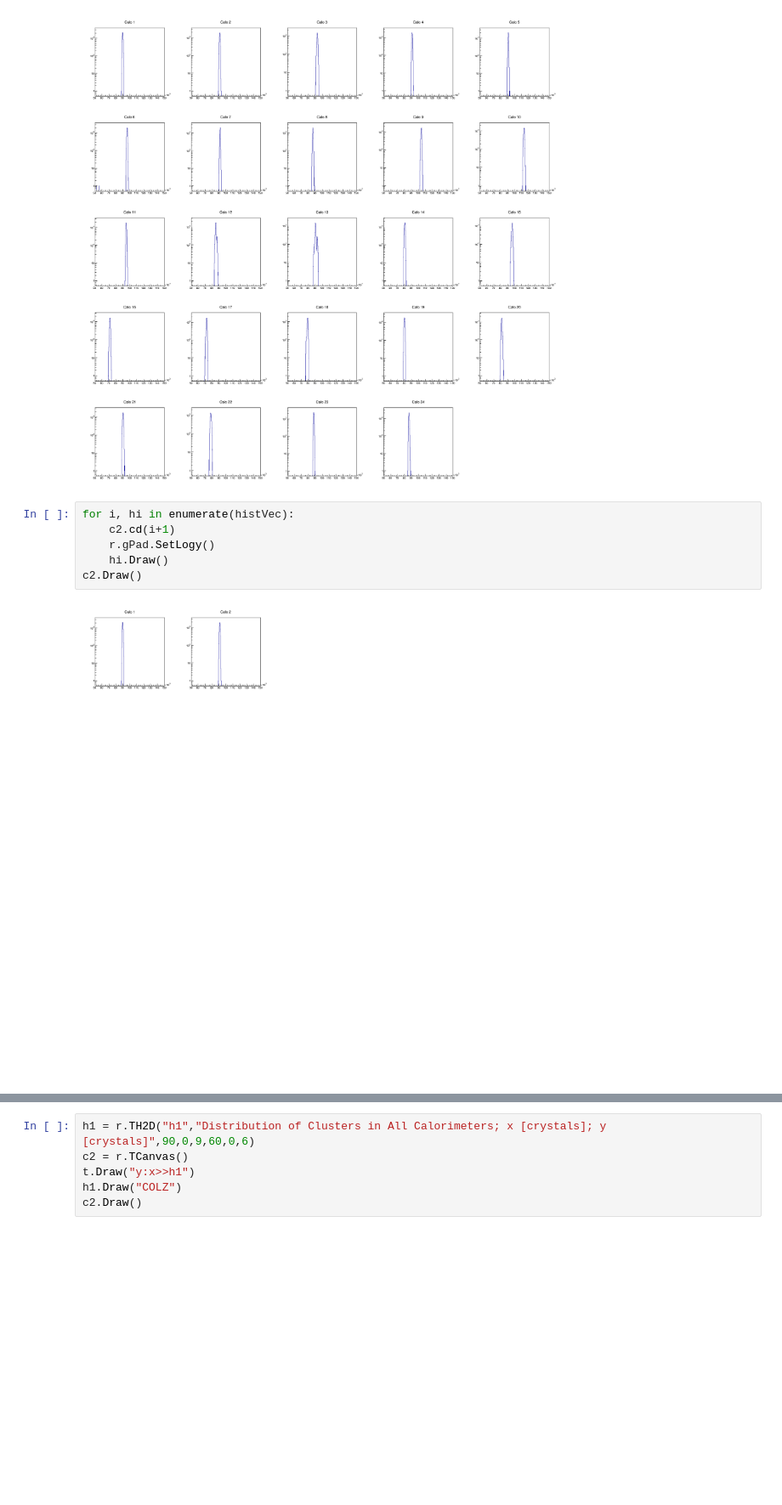
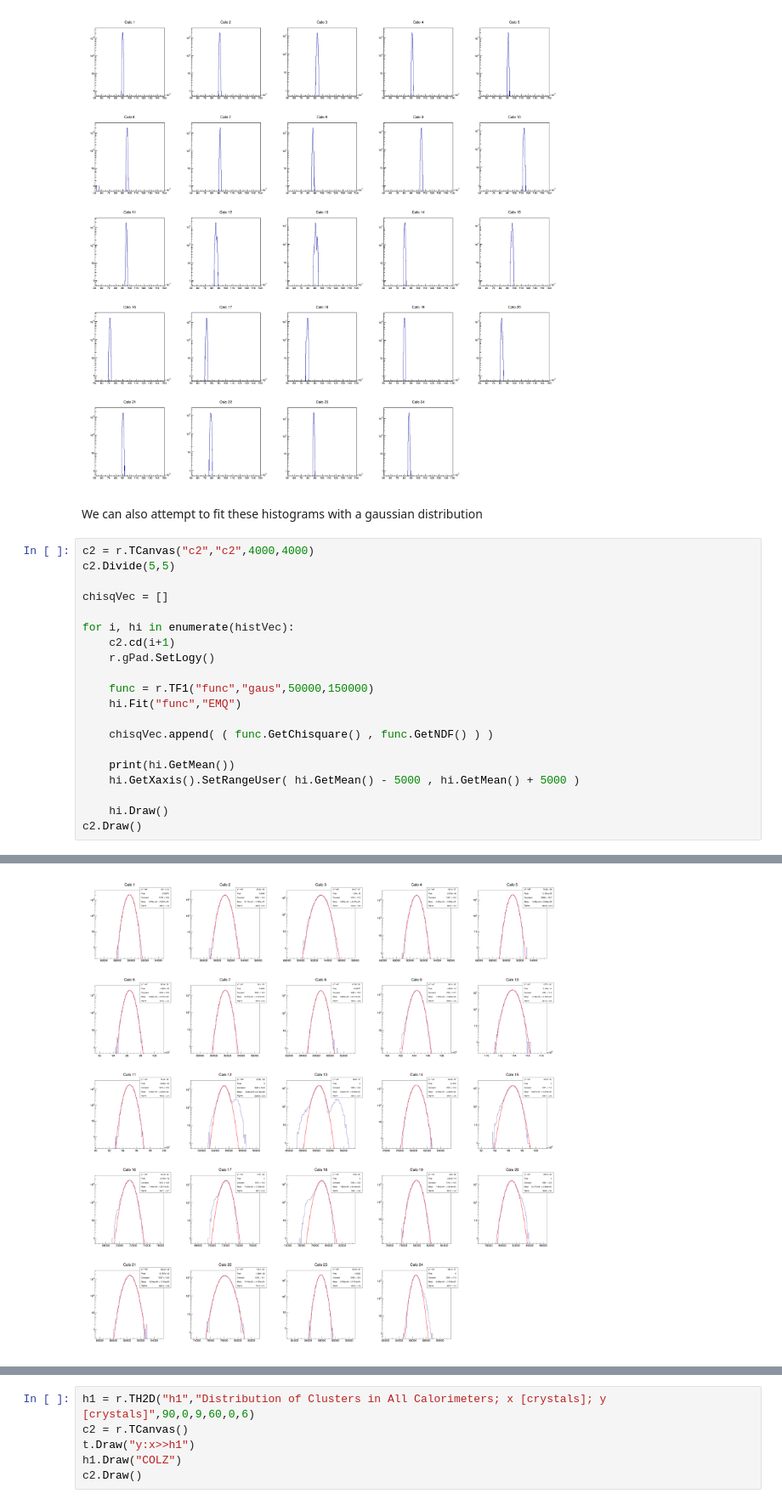
Before and after one commit to jlabounty/phys576, a Jupyter notebook: PHYS576_InitialExplorationOfData_JoshuaLaBounty.ipynb, the cells around one changed output, grey strips where cells are left out. Shown at 85% size. Cells and saved outputs as stored; diff of their text form; blank space fills up the shorter version.

```diff
--- a/PHYS576_InitialExplorationOfData_JoshuaLaBounty.ipynb
+++ b/PHYS576_InitialExplorationOfData_JoshuaLaBounty.ipynb
@@ -189,11 +204,26 @@ Warning in <TDirectoryFile::Append>: Replacing existing TH1: hi (Potential memor
 Warning in <TDirectoryFile::Append>: Replacing existing TH1: hi (Potential memory leak).
 Warning in <TDirectoryFile::Append>: Replacing existing TH1: hi (Potential memory leak).
 [figure]
-# %%
-for i, hi in enumerate(histVec):
-    c2.cd(i+1)
-    r.gPad.SetLogy()
-    hi.Draw()
-c2.Draw()
-# %% [output]
-[figure, removed]
+# %% [markdown]
+We can also attempt to fit these histograms with a gaussian distribution
+# %%
+c2 = r.TCanvas("c2","c2",4000,4000)
+c2.Divide(5,5)
+
+chisqVec = []
+
+for i, hi in enumerate(histVec):
+    c2.cd(i+1)
+    r.gPad.SetLogy()
+
+    func = r.TF1("func","gaus",50000,150000)
+    hi.Fit("func","EMQ")
+
+    chisqVec.append( ( func.GetChisquare() , func.GetNDF() ) )
+
+    print(hi.GetMean())
+    hi.GetXaxis().SetRangeUser( hi.GetMean() - 5000 , hi.GetMean() + 5000 )
+
+    hi.Draw()
+c2.Draw()
+# %% [output]
@@ -199,0 +248 @@ c2.Draw()
+[figure, added]
```
Also changed, not shown: parts of 10 cells of this notebook.
